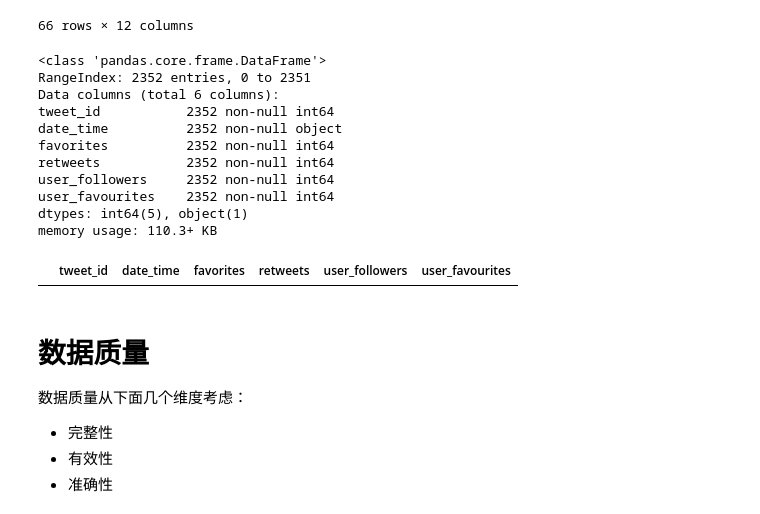
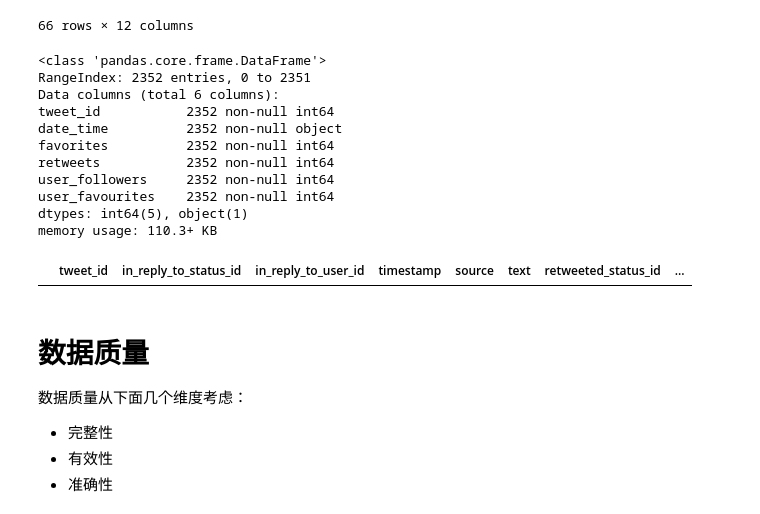
Before and after one commit to zhoux0130/udacity_data_analysis_WeRateDogs, a Jupyter notebook: wrangle_act.ipynb, the cells around one changed output. Drawn from its saved outputs; the diff is of its cells as text; code cells hidden in the pictures.

```diff
--- a/wrangle_act.ipynb
+++ b/wrangle_act.ipynb
@@ -220,22 +224,24 @@ memory usage: 152.1+ KB
 # %%
 json_tweets_csv
 
 json_tweets_csv.info()
 
-json_tweets_csv[json_tweets_csv['tweet_id'].duplicated()]
+#json_tweets_csv[json_tweets_csv['tweet_id'].duplicated()]
+
+archive[archive['tweet_id'].duplicated()]
 # %% [output]
 <class 'pandas.core.frame.DataFrame'>
 RangeIndex: 2352 entries, 0 to 2351
 Data columns (total 6 columns):
 tweet_id           2352 non-null int64
 date_time          2352 non-null object
 favorites          2352 non-null int64
 retweets           2352 non-null int64
 user_followers     2352 non-null int64
 user_favourites    2352 non-null int64
 dtypes: int64(5), object(1)
 memory usage: 110.3+ KB
-|  | tweet_id | date_time | favorites | retweets | user_followers | user_favourites |
+|  | tweet_id | in_reply_to_status_id | in_reply_to_user_id | timestamp | source | text | retweeted_status_id | ... |
 # %% [markdown]
 # 数据质量
 
```
Also changed, not shown: parts of 19 cells of this notebook, 3 other files.
